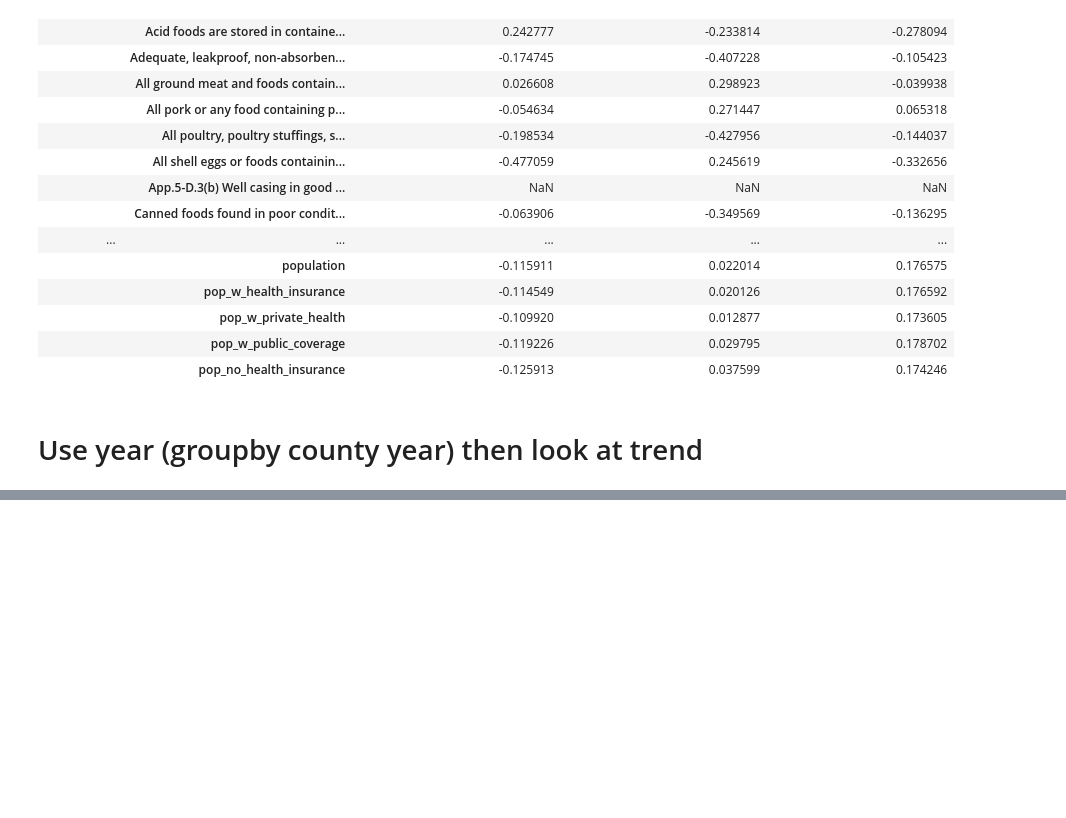
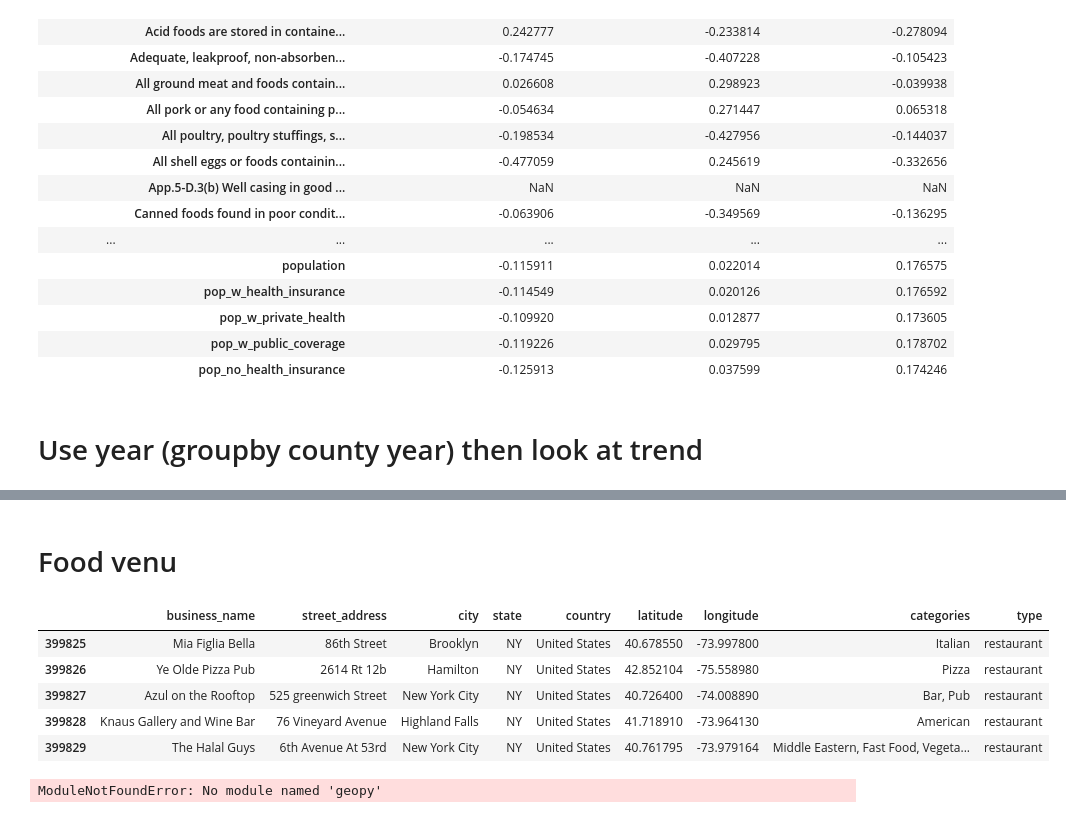
Before and after one commit to NicolasFerland/Citadel, a Jupyter notebook: Nicolas.ipynb, the cells around one changed output, grey strips where cells are left out. Saved outputs shown, nothing was run; the diff lists cells and outputs as text; code cells hidden in the pictures; blank space fills up the shorter version.

```diff
--- a/Nicolas.ipynb
+++ b/Nicolas.ipynb
@@ -617,0 +652,20 @@ corr_rate
+# %% [markdown]
+# Food venu
+# %%
+#food_venues = pd.read_csv(r'data/Datathon Materials/food_venues.csv', encoding='latin-1')
+food_venues = food_venues[food_venues['state']=='NY']
+food_venues.head()
+# %% [output]
+|  | business_name | street_address | city | state | country | latitude | longitude | categories | type |
+| 399825 | Mia Figlia Bella | 86th Street | Brooklyn | NY | United States | 40.678550 | -73.997800 | Italian | restaurant |
+| 399826 | Ye Olde Pizza Pub | 2614 Rt 12b | Hamilton | NY | United States | 42.852104 | -75.558980 | Pizza | restaurant |
+| 399827 | Azul on the Rooftop | 525 greenwich Street | New York City | NY | United States | 40.726400 | -74.008890 | Bar, Pub | restaurant |
+| 399828 | Knaus Gallery and Wine Bar | 76 Vineyard Avenue | Highland Falls | NY | United States | 41.718910 | -73.964130 | American | restaurant |
+| 399829 | The Halal Guys | 6th Avenue At 53rd | New York City | NY | United States | 40.761795 | -73.979164 | Middle Eastern, Fast Food, Vegeta... | restaurant |
+# %%
+from geopy.geocoders import Nominatim
+geolocator = Nominatim()
+loc = geolocator.geocode('Chicago Illinois')
+print(loc.address)
+# %% [output]
+ModuleNotFoundError: No module named 'geopy'
```
Also changed, not shown: parts of 22 cells of this notebook.
